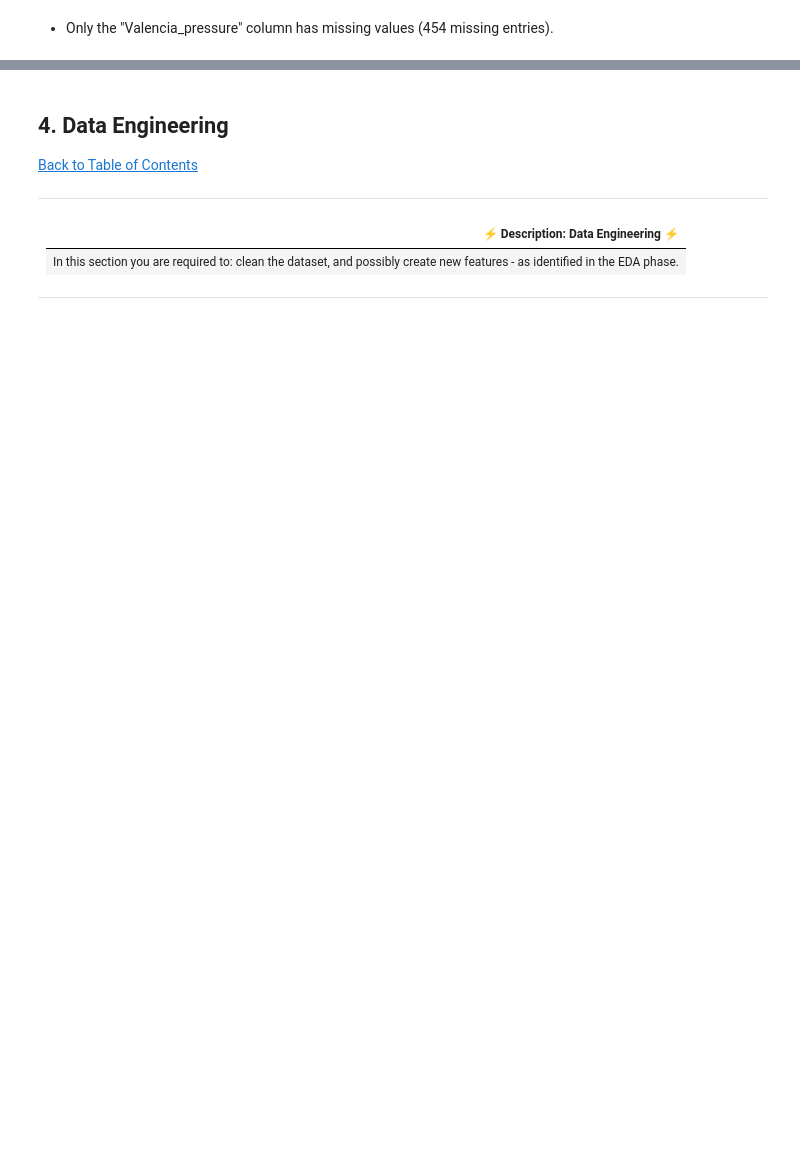
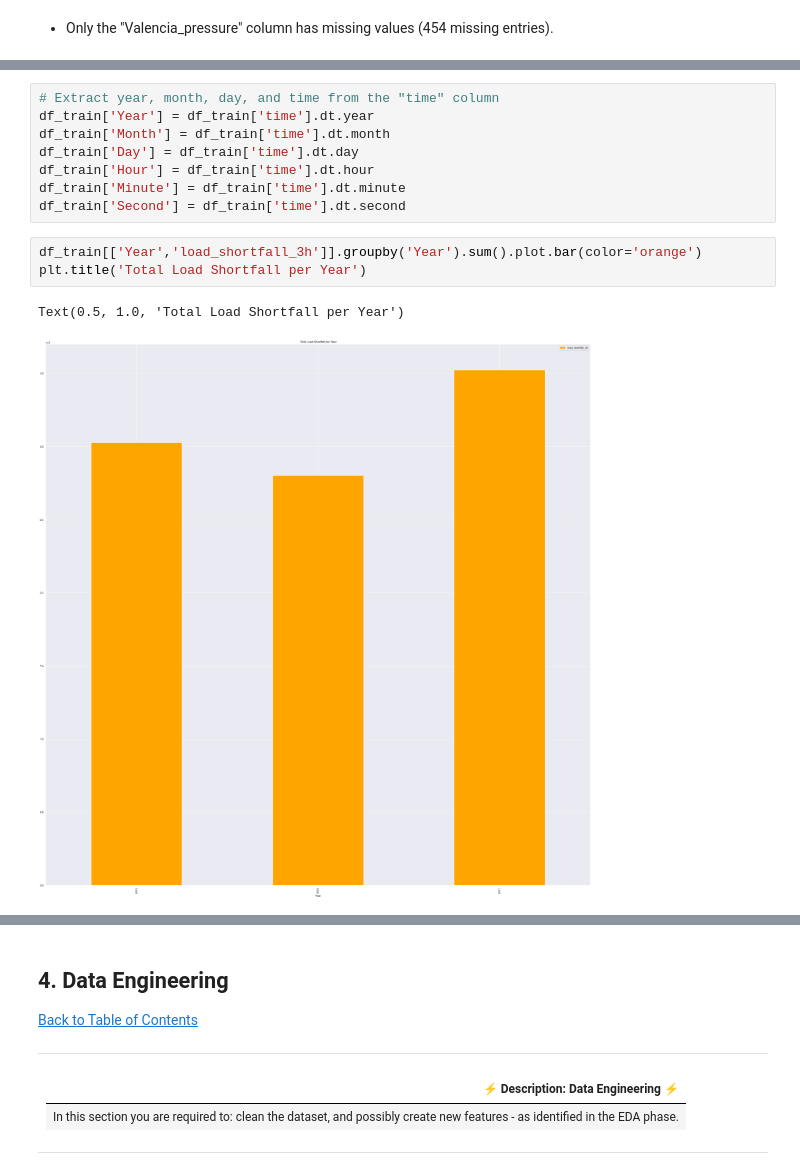
Before and after one commit to AneleMaphalala/Regression-Sprint-2307FTDS-Anele-Maphalala, a Jupyter notebook: Notebook.ipynb, the cells around one changed output, grey strips where cells are left out. Drawn from its saved outputs; the diff is of its cells as text; blank space fills up the shorter version.

```diff
--- a/Notebook.ipynb
+++ b/Notebook.ipynb
@@ -292,0 +342,14 @@ dtype: int64
+# %%
+# Extract year, month, day, and time from the "time" column
+df_train['Year'] = df_train['time'].dt.year
+df_train['Month'] = df_train['time'].dt.month
+df_train['Day'] = df_train['time'].dt.day
+df_train['Hour'] = df_train['time'].dt.hour
+df_train['Minute'] = df_train['time'].dt.minute
+df_train['Second'] = df_train['time'].dt.second
+# %%
+df_train[['Year','load_shortfall_3h']].groupby('Year').sum().plot.bar(color='orange')
+plt.title('Total Load Shortfall per Year')
+# %% [output]
+Text(0.5, 1.0, 'Total Load Shortfall per Year')
+[figure, added]
```
Also changed, not shown: parts of 16 cells of this notebook.
